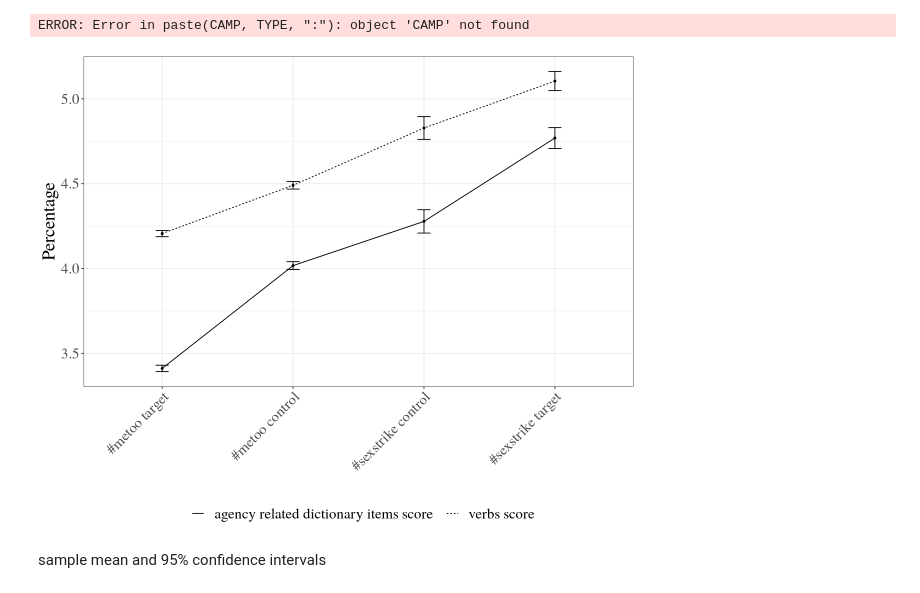
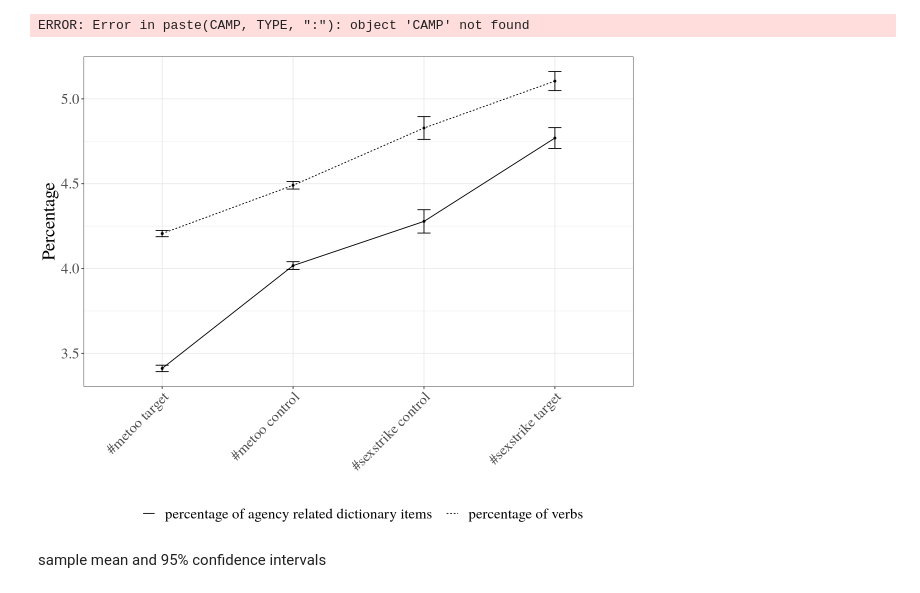
Before and after one commit to deepsensemaking/gdsm, a Jupyter notebook: t1007_output_eR__003_aov_4__results_summary.ipynb, the cells around one changed output. Cells and saved outputs as stored; diff of their text form; code cells hidden in the pictures.

```diff
--- a/t1007_output_eR__003_aov_4__results_summary.ipynb
+++ b/t1007_output_eR__003_aov_4__results_summary.ipynb
@@ -1312,8 +1452,8 @@ paste(CAMP,TYPE,":")
 # %% [output]
 ERROR: Error in paste(CAMP, TYPE, ":"): object 'CAMP' not found
 # %%
-mLabels <- list(  "vb01Prc"     = "verbs score"
-                       , "ag01Prc"     = "agency related dictionary items score"
+mLabels <- list(  "vb01Prc"     = "percentage of verbs"
+                , "ag01Prc"     = "percentage of agency related dictionary items"
 )
 
 mLabeller <- function(variable,value){
@@ -1327,36 +1467,36 @@ gg0 <- df2 %>%
     ggplot(aes(x=reorder(paste(CAMP,TYPE),Percentage), y=Percentage, group=Measurement))
 
 gg0 <- gg0+stat_summary(position = jt0, geom = "line", fun = mean,aes(linetype=Measurement))
 
 # gg0 <- gg0+geom_line()
 gg0 <- gg0+stat_summary(position = jt0, geom = "point",    fun.data = mean_cl_normal, size  = 1.0)
 gg0 <- gg0+stat_summary(position = jt0, geom = "errorbar", fun.data = mean_cl_normal, width = 0.2)
 # Campaign (#metoo, #sesstrike) ⨯ data type\n(target, control)
 gg0 <- gg0+scale_x_discrete(name ="",
                             labels=c(
                                 "metoo ctrl"     = "#metoo control"
                               , "metoo orig"     = "#metoo target"
                               , "sexstrike ctrl" = "#sexstrike control"
                               , "sexstrike orig" = "#sexstrike target"
                             ))
 # Measurement
 gg0 <- gg0+scale_linetype_discrete(name ="",
                                 labels=c(
-                                    "vb01Prc"     = "verbs score"
-                                  , "ag01Prc"     = "agency related dictionary items score"
+                                    "vb01Prc"     = "percentage of verbs"
+                                  , "ag01Prc"     = "percentage of agency related dictionary items"
                             ))
 # gg0 <- gg0+facet_grid( cols = vars(CAMP))
 gg0 <- gg0+theme_bw()
 gg0 <- gg0+theme(legend.position="bottom")
 gg0 <- gg0+theme(text=element_text(size=22))
 gg0 <- gg0+theme(text=element_text(family="Times"))
 gg0 <- gg0+theme(axis.text.x = element_text(angle = 45,vjust = 1, hjust=1))
 # rows = vars(TYPE)
 # gg0 <- gg0+facet_grid(cols = vars(Measurement),labeller = mLabeller)
 
 gg0
 # %% [output]
-[figure, old version]
+[figure, new version]
 # %% [markdown]
 sample mean and 95% confidence intervals
 # %%
```
Also changed, not shown: parts of 21 cells of this notebook, 1 other file.
